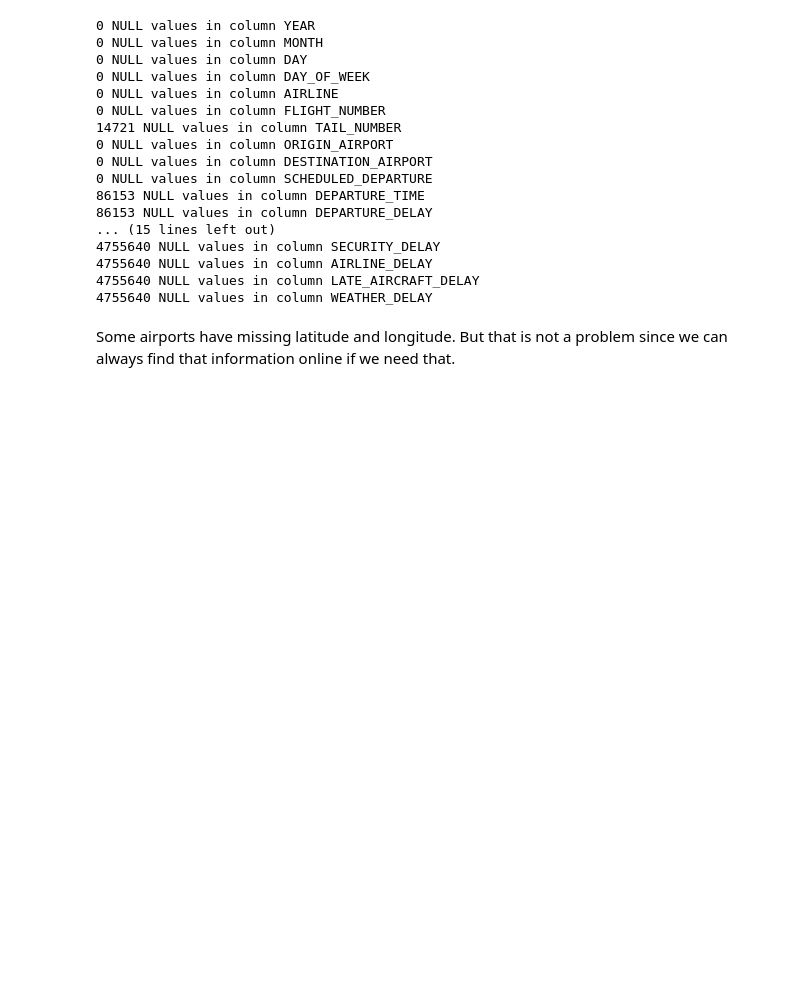
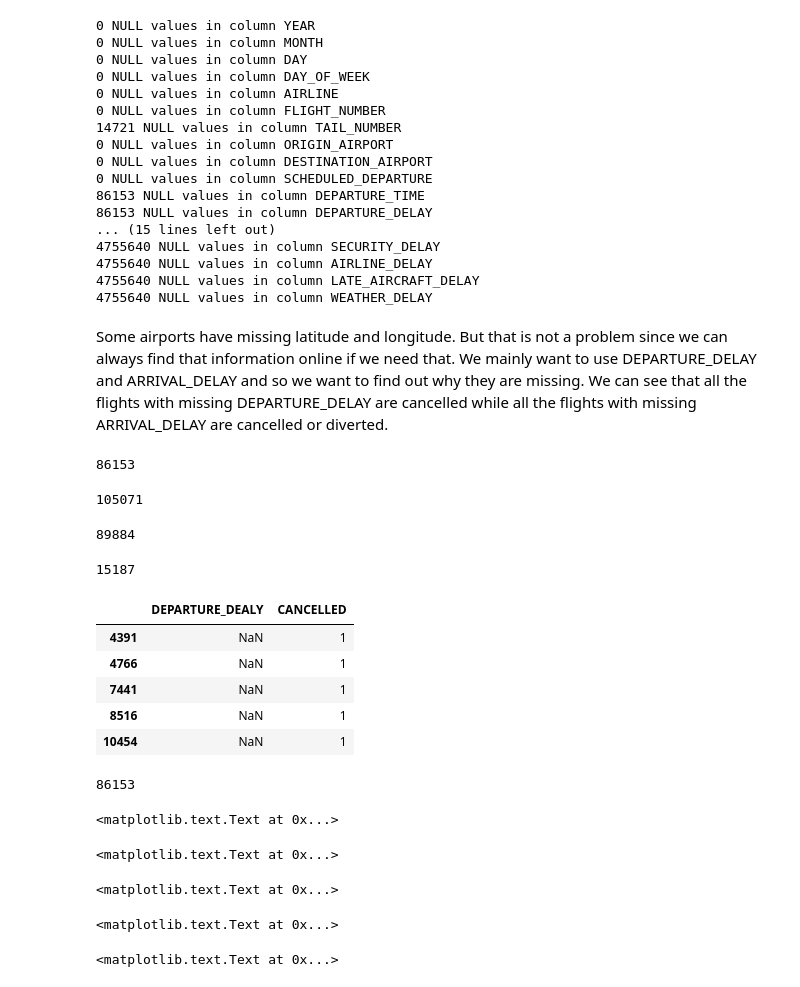
Before and after one commit to canw1993/Airline-Delays, a Jupyter notebook: exploration.ipynb, the cells around one changed output. Saved outputs shown, nothing was run; the diff lists cells and outputs as text; code cells hidden in the pictures; blank space fills up the shorter version.

```diff
--- a/exploration.ipynb
+++ b/exploration.ipynb
@@ -101,4 +111,33 @@ for col in flights:
 4755640 NULL values in column LATE_AIRCRAFT_DELAY
 4755640 NULL values in column WEATHER_DELAY
 # %% [markdown]
-Some airports have missing latitude and longitude. But that is not a problem since we can always find that information online if we need that.
+Some airports have missing latitude and longitude. But that is not a problem since we can always find that information online if we need that. We mainly want to use DEPARTURE_DELAY and ARRIVAL_DELAY and so we want to find out why they are missing. We can see that all the flights with missing DEPARTURE_DELAY are cancelled while all the flights with missing ARRIVAL_DELAY are cancelled or diverted.
+# %%
+(flights['DEPARTURE_DELAY'].isnull() & flights['CANCELLED']).sum()
+# %% [output]
+86153
+# %%
+(flights['ARRIVAL_DELAY'].isnull() & (flights['CANCELLED'] | flights['DIVERTED'])).sum()
+# %% [output]
+105071
+# %%
+flights['CANCELLED'].sum()
+# %% [output]
+89884
+# %%
+flights['DIVERTED'].sum()
+# %% [output]
+15187
+# %%
+flights.loc[(~flights['DEPARTURE_DELAY'].isnull() & flights['CANCELLED']), ['DEPARTURE_DEALY', 'CANCELLED']].head()
+# %% [output]
+|  | DEPARTURE_DEALY | CANCELLED |
+| 4391 | NaN | 1 |
+| 4766 | NaN | 1 |
+| 7441 | NaN | 1 |
+| 8516 | NaN | 1 |
+| 10454 | NaN | 1 |
+# %%
+(flights['DEPARTURE_DELAY'].isnull() & flights['CANCELLED']).sum()
+# %% [output]
+86153
@@ -104,0 +152,39 @@ Some airports have missing latitude and longitude. But that is not a problem sin
+# %%
+plt.figure(figsize=(30, 30))
+plt.subplot(3,2,1)
+plt.bar(range(14), summary['flight_volume'], tick_label = volume['AIRLINE'])
+plt.title("flight_volume")
+# %% [output]
+<matplotlib.text.Text at 0x...>
+# %%
+plt.subplot(3,2,3)
+x = range(14)
+plt.xticks(x, volume['AIRLINE'])
+plt.plot(x, summary['cancellation_rate'])
+plt.title("calcellation rate")
+# %% [output]
+<matplotlib.text.Text at 0x...>
+# %%
+plt.subplot(3,2,4)
+x = range(14)
+plt.xticks(x, volume['AIRLINE'])
+plt.plot(x, summary['divert_rate'])
+plt.title("divert rate")
+# %% [output]
+<matplotlib.text.Text at 0x...>
+# %%
+plt.subplot(3,2,5)
+x = range(14)
+plt.xticks(x, volume['AIRLINE'])
+plt.plot(x, summary['arrival_delay'])
+plt.title("arrival delay")
+# %% [output]
+<matplotlib.text.Text at 0x...>
+# %%
+plt.subplot(3,2,6)
+x = range(14)
+plt.xticks(x, volume['AIRLINE'])
+plt.plot(x, summary['departure_delay'])
+plt.title("departure delay")
+# %% [output]
+<matplotlib.text.Text at 0x...>
```
Also changed, not shown: parts of 6 cells of this notebook.
